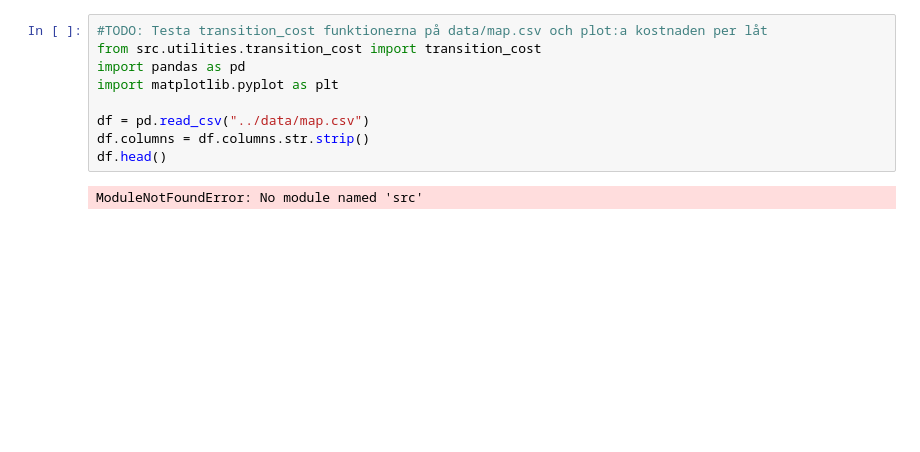
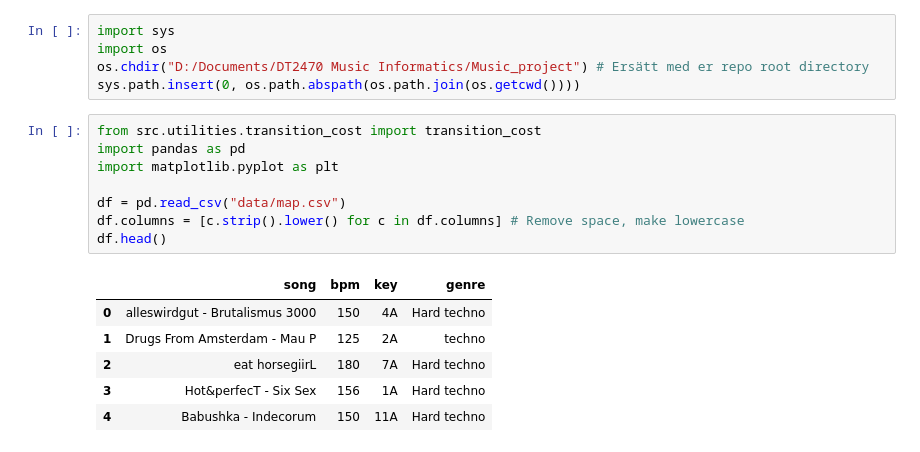
Before and after one commit to JarlSteph/Music_project, a Jupyter notebook: notebooks/cost_calculation.ipynb, the cells around one changed output. Drawn from its saved outputs; the diff is of its cells as text; blank space fills up the shorter version.

```diff
--- a/notebooks/cost_calculation.ipynb
+++ b/notebooks/cost_calculation.ipynb
@@ -1,11 +1,20 @@
+# %%
+import sys
+import os
+os.chdir("D:/Documents/DT2470 Music Informatics/Music_project") # Ersätt med er repo root directory
+sys.path.insert(0, os.path.abspath(os.path.join(os.getcwd())))
 # %%
-#TODO: Testa transition_cost funktionerna på data/map.csv och plot:a kostnaden per låt
 from src.utilities.transition_cost import transition_cost
 import pandas as pd
 import matplotlib.pyplot as plt
 
-df = pd.read_csv("../data/map.csv")
-df.columns = df.columns.str.strip()
+df = pd.read_csv("data/map.csv")
+df.columns = [c.strip().lower() for c in df.columns] # Remove space, make lowercase
 df.head()
 # %% [output]
-ModuleNotFoundError: No module named 'src'
+|  | song | bpm | key | genre |
+| 0 | alleswirdgut - Brutalismus 3000 | 150 | 4A | Hard techno |
+| 1 | Drugs From Amsterdam - Mau P | 125 | 2A | techno |
+| 2 | eat horsegiirL | 180 | 7A | Hard techno |
+| 3 | Hot&perfecT - Six Sex | 156 | 1A | Hard techno |
+| 4 | Babushka - Indecorum | 150 | 11A | Hard techno |
```
Also changed, not shown: parts of 8 cells of this notebook, 6 other files.
